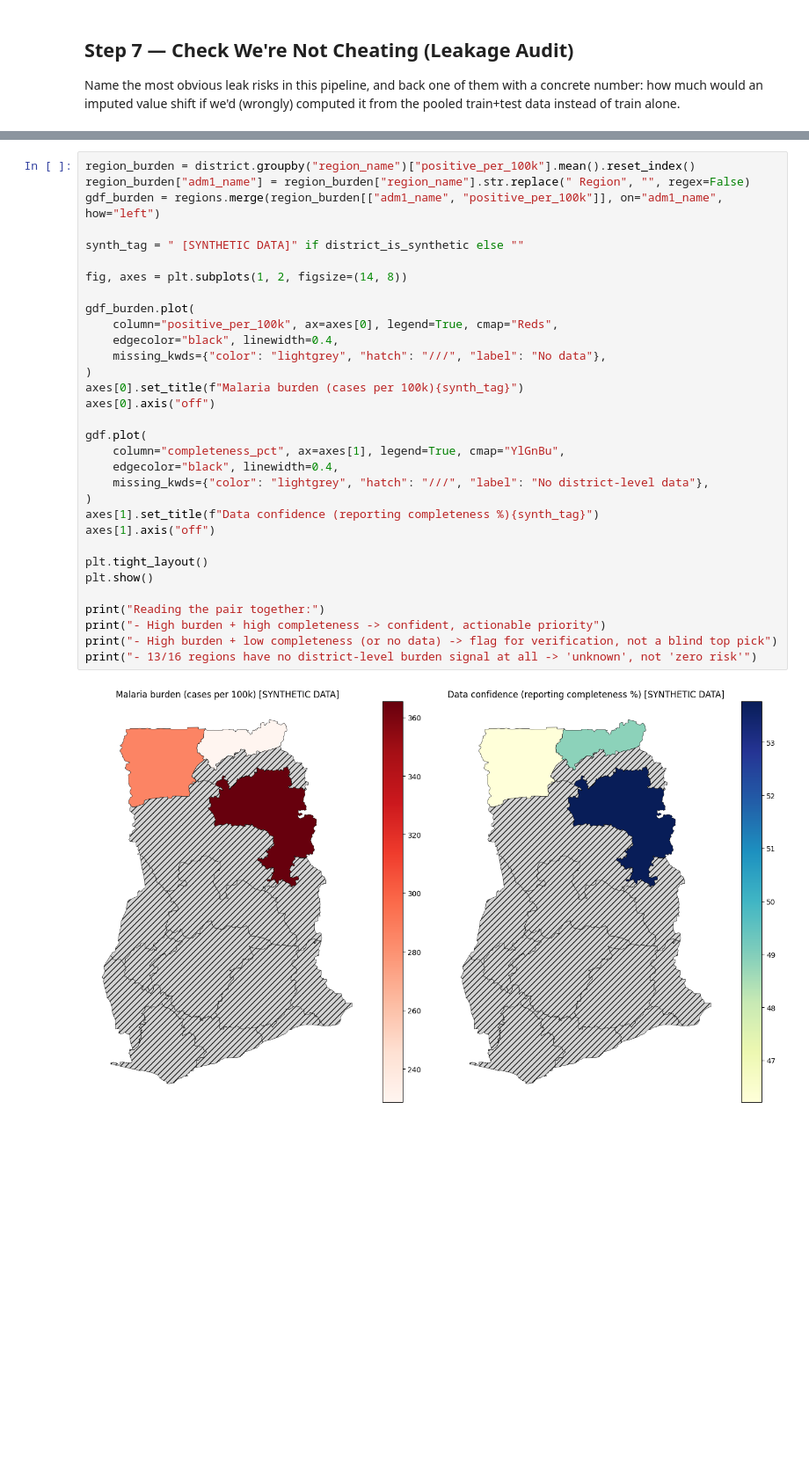
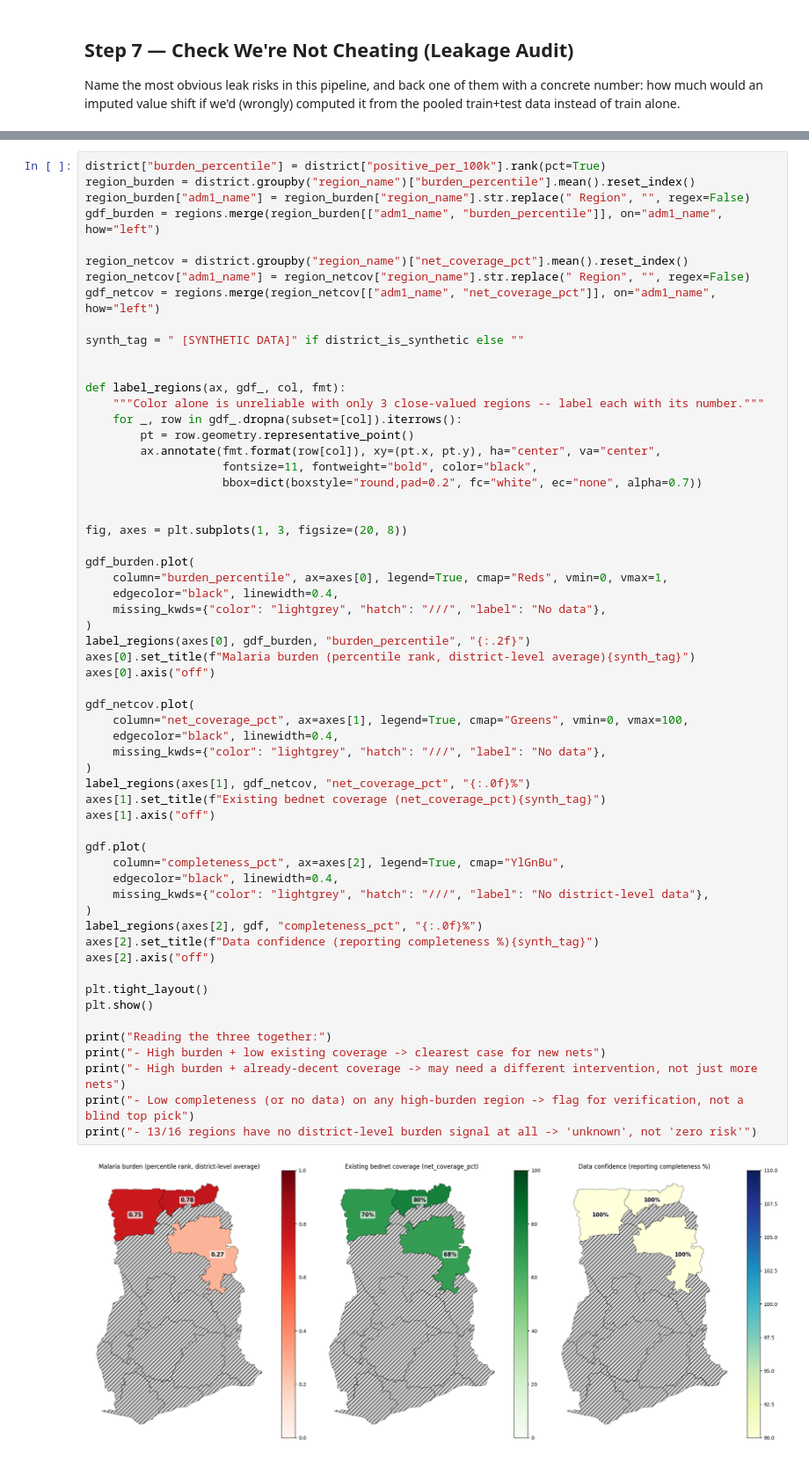
Before and after one commit to ASU-MICS-2028/mle-group-2-prosit-1, a Jupyter notebook: malaria_allocation.ipynb, the cells around one changed output, grey strips where cells are left out. Shown at 88% size. Saved outputs shown, nothing was run; the diff lists cells and outputs as text; blank space fills up the shorter version.

```diff
--- a/malaria_allocation.ipynb
+++ b/malaria_allocation.ipynb
@@ -471,34 +578,61 @@ Note: district case data only covers 3 regions, so both maps are at the region l
 # %%
-region_burden = district.groupby("region_name")["positive_per_100k"].mean().reset_index()
+district["burden_percentile"] = district["positive_per_100k"].rank(pct=True)
+region_burden = district.groupby("region_name")["burden_percentile"].mean().reset_index()
 region_burden["adm1_name"] = region_burden["region_name"].str.replace(" Region", "", regex=False)
-gdf_burden = regions.merge(region_burden[["adm1_name", "positive_per_100k"]], on="adm1_name", how="left")
+gdf_burden = regions.merge(region_burden[["adm1_name", "burden_percentile"]], on="adm1_name", how="left")
+
+region_netcov = district.groupby("region_name")["net_coverage_pct"].mean().reset_index()
+region_netcov["adm1_name"] = region_netcov["region_name"].str.replace(" Region", "", regex=False)
+gdf_netcov = regions.merge(region_netcov[["adm1_name", "net_coverage_pct"]], on="adm1_name", how="left")
 
 synth_tag = " [SYNTHETIC DATA]" if district_is_synthetic else ""
 
-fig, axes = plt.subplots(1, 2, figsize=(14, 8))
+
+def label_regions(ax, gdf_, col, fmt):
+    """Color alone is unreliable with only 3 close-valued regions -- label each with its number."""
+    for _, row in gdf_.dropna(subset=[col]).iterrows():
+        pt = row.geometry.representative_point()
+        ax.annotate(fmt.format(row[col]), xy=(pt.x, pt.y), ha="center", va="center",
+                    fontsize=11, fontweight="bold", color="black",
+                    bbox=dict(boxstyle="round,pad=0.2", fc="white", ec="none", alpha=0.7))
+
+
+fig, axes = plt.subplots(1, 3, figsize=(20, 8))
 
 gdf_burden.plot(
-    column="positive_per_100k", ax=axes[0], legend=True, cmap="Reds",
+    column="burden_percentile", ax=axes[0], legend=True, cmap="Reds", vmin=0, vmax=1,
     edgecolor="black", linewidth=0.4,
     missing_kwds={"color": "lightgrey", "hatch": "///", "label": "No data"},
 )
-axes[0].set_title(f"Malaria burden (cases per 100k){synth_tag}")
+label_regions(axes[0], gdf_burden, "burden_percentile", "{:.2f}")
+axes[0].set_title(f"Malaria burden (percentile rank, district-level average){synth_tag}")
 axes[0].axis("off")
 
+gdf_netcov.plot(
+    column="net_coverage_pct", ax=axes[1], legend=True, cmap="Greens", vmin=0, vmax=100,
+    edgecolor="black", linewidth=0.4,
+    missing_kwds={"color": "lightgrey", "hatch": "///", "label": "No data"},
+)
+label_regions(axes[1], gdf_netcov, "net_coverage_pct", "{:.0f}%")
+axes[1].set_title(f"Existing bednet coverage (net_coverage_pct){synth_tag}")
+axes[1].axis("off")
+
 gdf.plot(
-    column="completeness_pct", ax=axes[1], legend=True, cmap="YlGnBu",
+    column="completeness_pct", ax=axes[2], legend=True, cmap="YlGnBu",
     edgecolor="black", linewidth=0.4,
     missing_kwds={"color": "lightgrey", "hatch": "///", "label": "No district-level data"},
 )
-axes[1].set_title(f"Data confidence (reporting completeness %){synth_tag}")
-axes[1].axis("off")
+label_regions(axes[2], gdf, "completeness_pct", "{:.0f}%")
+axes[2].set_title(f"Data confidence (reporting completeness %){synth_tag}")
+axes[2].axis("off")
 
 plt.tight_layout()
 plt.show()
 
-print("Reading the pair together:")
-print("- High burden + high completeness -> confident, actionable priority")
-print("- High burden + low completeness (or no data) -> flag for verification, not a blind top pick")
+print("Reading the three together:")
+print("- High burden + low existing coverage -> clearest case for new nets")
+print("- High burden + already-decent coverage -> may need a different intervention, not just more nets")
+print("- Low completeness (or no data) on any high-burden region -> flag for verification, not a blind top pick")
 print("- 13/16 regions have no district-level burden signal at all -> 'unknown', not 'zero risk'")
 # %% [output]
-[figure, old version]
+[figure, new version]
```
Also changed, not shown: parts of 16 cells of this notebook, 1 other file.
